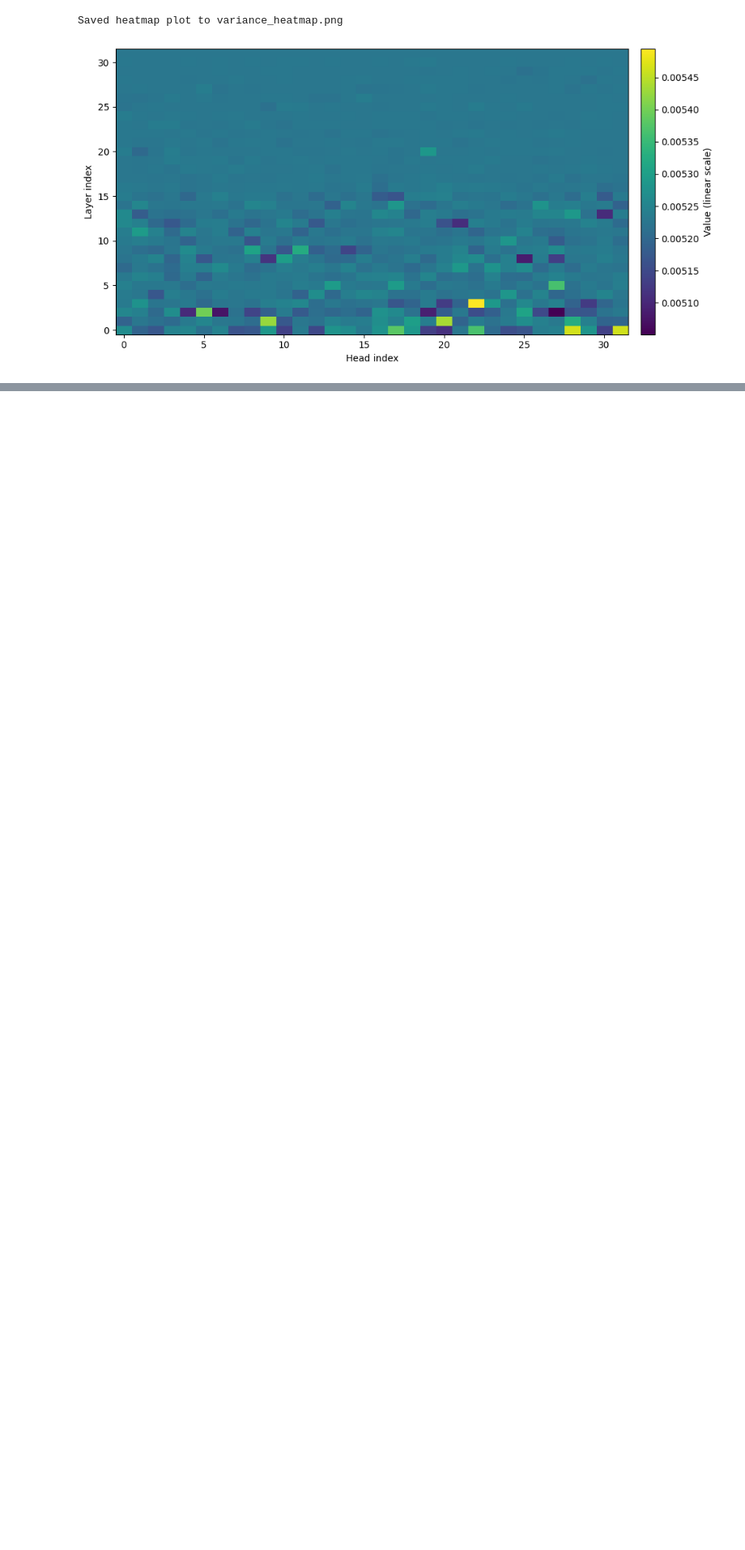
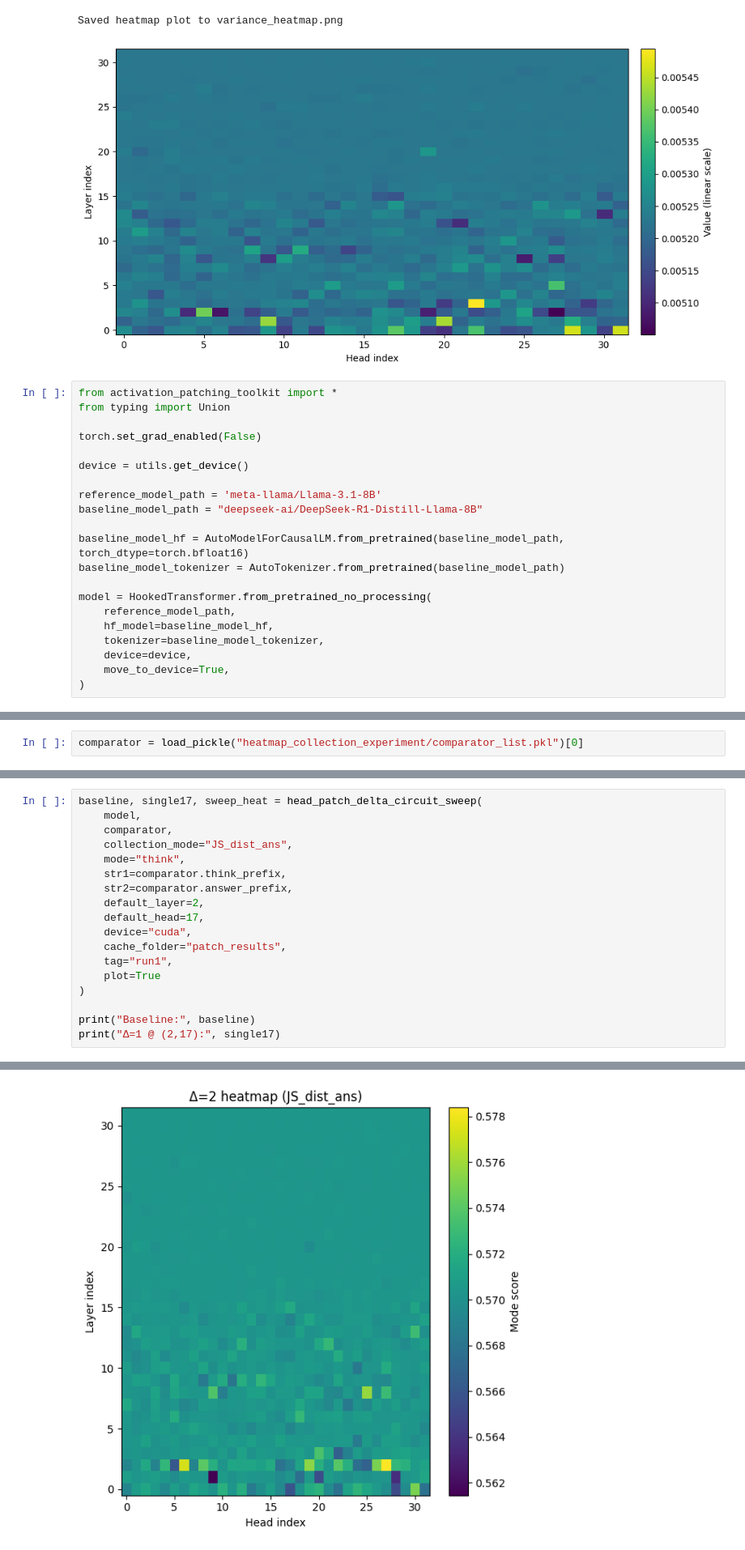
Before and after one commit to durrcommasteven/mech_interp_research, a Jupyter notebook: examine_heatmaps.ipynb, the cells around one changed output, grey strips where cells are left out. Shown: that part at 81% size. Saved outputs shown, nothing was run; the diff lists cells and outputs as text; blank space fills up the shorter version.

Commit message:
double sweep

```diff
--- a/examine_heatmaps.ipynb
+++ b/examine_heatmaps.ipynb
@@ -663,3 +663,24 @@ Saved heatmap plot to mean_heatmap.png
 [figure]
 Saved heatmap plot to variance_heatmap.png
 [figure]
+# %%
+from activation_patching_toolkit import *
+from typing import Union
+
+torch.set_grad_enabled(False)
+
+device = utils.get_device()
+
+reference_model_path = 'meta-llama/Llama-3.1-8B'
+baseline_model_path = "deepseek-ai/DeepSeek-R1-Distill-Llama-8B"
+
+baseline_model_hf = AutoModelForCausalLM.from_pretrained(baseline_model_path, torch_dtype=torch.bfloat16)
+baseline_model_tokenizer = AutoTokenizer.from_pretrained(baseline_model_path)
+
+model = HookedTransformer.from_pretrained_no_processing(
+    reference_model_path,
+    hf_model=baseline_model_hf,
+    tokenizer=baseline_model_tokenizer,
+    device=device,
+    move_to_device=True,
+)
@@ -665,0 +689,2 @@ Saved heatmap plot to variance_heatmap.png
+# %%
+comparator = load_pickle("heatmap_collection_experiment/comparator_list.pkl")[0]
@@ -665,0 +695,19 @@ Saved heatmap plot to variance_heatmap.png
+# %%
+baseline, single17, sweep_heat = head_patch_delta_circuit_sweep(
+    model,
+    comparator,
+    collection_mode="JS_dist_ans",
+    mode="think",
+    str1=comparator.think_prefix,
+    str2=comparator.answer_prefix,
+    default_layer=2,
+    default_head=17,
+    device="cuda",
+    cache_folder="patch_results",
+    tag="run1",
+    plot=True
+)
+
+print("Baseline:", baseline)
+print("Δ=1 @ (2,17):", single17)
+# %% [output]
@@ -665,0 +716 @@ Saved heatmap plot to variance_heatmap.png
+[figure, added]
```
Also changed, not shown: parts of 4 cells of this notebook, 3 other files.
